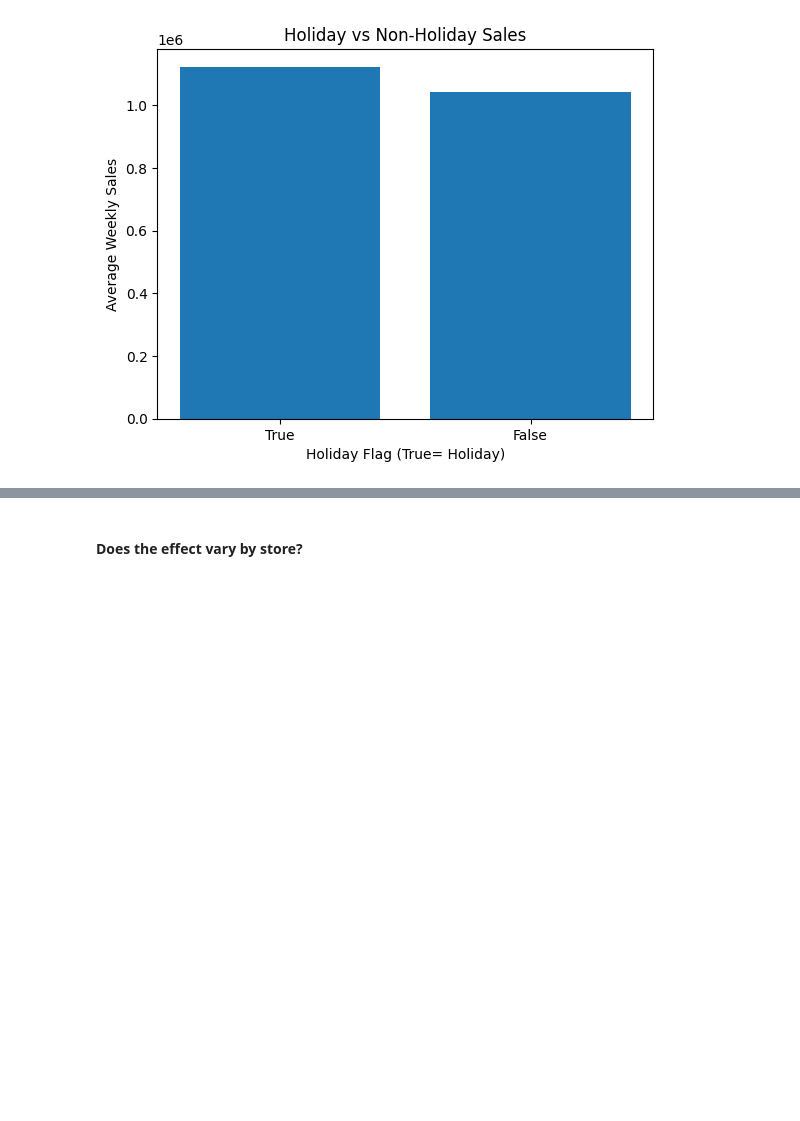
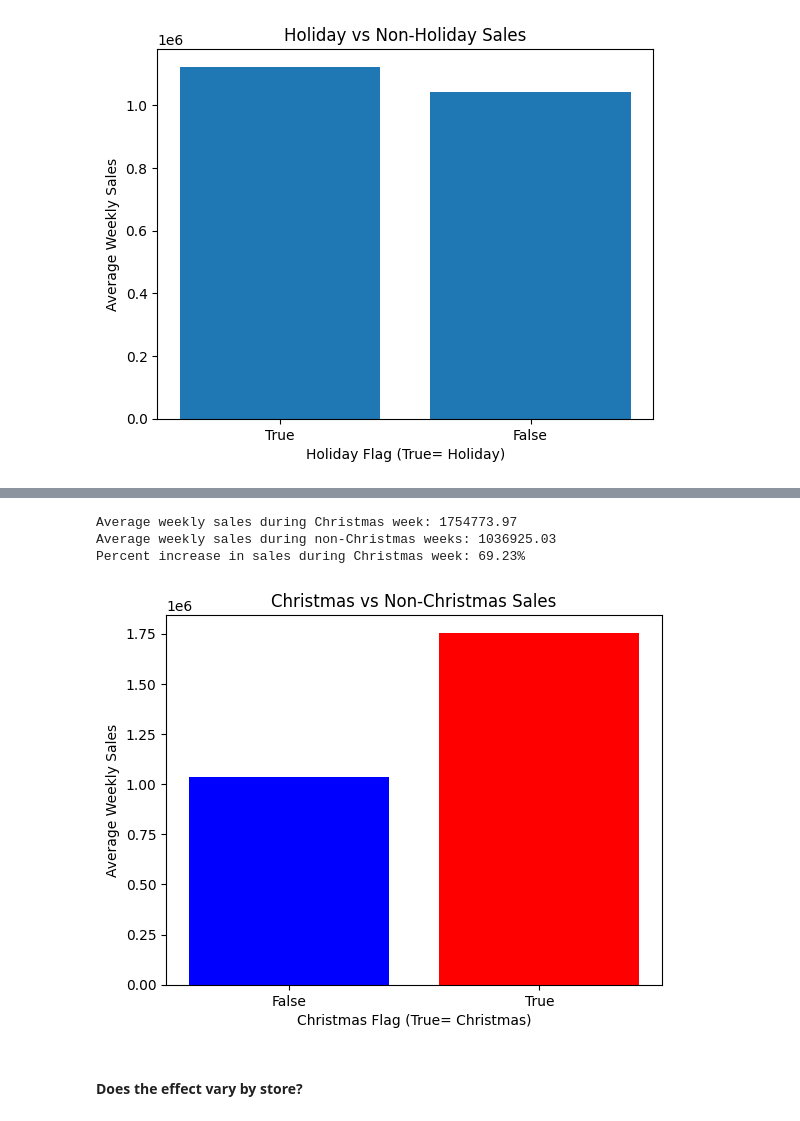
Before and after one commit to AaronVillegas5/walmart_data_analysis, a Jupyter notebook: notebooks/walmart_data_analysis.ipynb, the cells around one changed output, grey strips where cells are left out. Saved outputs shown, nothing was run; the diff lists cells and outputs as text; code cells hidden in the pictures; blank space fills up the shorter version.

```diff
--- a/notebooks/walmart_data_analysis.ipynb
+++ b/notebooks/walmart_data_analysis.ipynb
@@ -39,11 +40,13 @@ import pandas as pd
 from dotenv import load_dotenv
 load_dotenv()
 sys.path.append(os.path.abspath('..'))
-from src.data_loader import load_postgres, load_walmart_data, load_sql_with_fallback
+from src.data_loader import load_walmart_data, load_sql_with_fallback
 
 engine_url = f"postgresql://{os.getenv('DB_USER')}:{os.getenv('DB_PASSWORD')}@{os.getenv('DB_HOST')}:{os.getenv('DB_PORT')}/{os.getenv('DB_NAME')}"
 
-df = load_walmart_data()
-print(df.head())
+df_full = load_walmart_data()
+df_full['date'] = pd.to_datetime(df_full['date'])
+df_full = df_full.drop_duplicates(subset=['store', 'date'])
+print(df_full)
 # %% [output]
 Loaded data from PostgreSQL
@@ -91,3 +122,24 @@ plt.show()
+# %%
+df = df_full.copy()
+df['is_christmas_week'] = df['date'].apply(lambda x: x.month == 12 and 19 <= x.day <= 25)
+grouped = df.groupby('is_christmas_week')['weekly_sales'].mean()
+print(f"Average weekly sales during Christmas week: {grouped[True]:.2f}")
+print(f"Average weekly sales during non-Christmas weeks: {grouped[False]:.2f}")
+print(f"Percent increase in sales during Christmas week: {(grouped[True] - grouped[False]) / grouped[False] * 100:.2f}%")
+# %% [output]
+Average weekly sales during Christmas week: 1754773.97
+Average weekly sales during non-Christmas weeks: 1036925.03
+Percent increase in sales during Christmas week: 69.23%
+# %%
+import matplotlib.pyplot as plt
+
+plt.bar(grouped.index.astype(str), grouped.values, color=['blue', 'red'])
+plt.xlabel("Christmas Flag (True= Christmas)")
+plt.ylabel("Average Weekly Sales")
+plt.title("Christmas vs Non-Christmas Sales")
+plt.show()
+# %% [output]
+[figure, added]
 # %% [markdown]
 #### Does the effect vary by store?
 # %%
```
Also changed, not shown: parts of 19 cells of this notebook, 1 other file.
